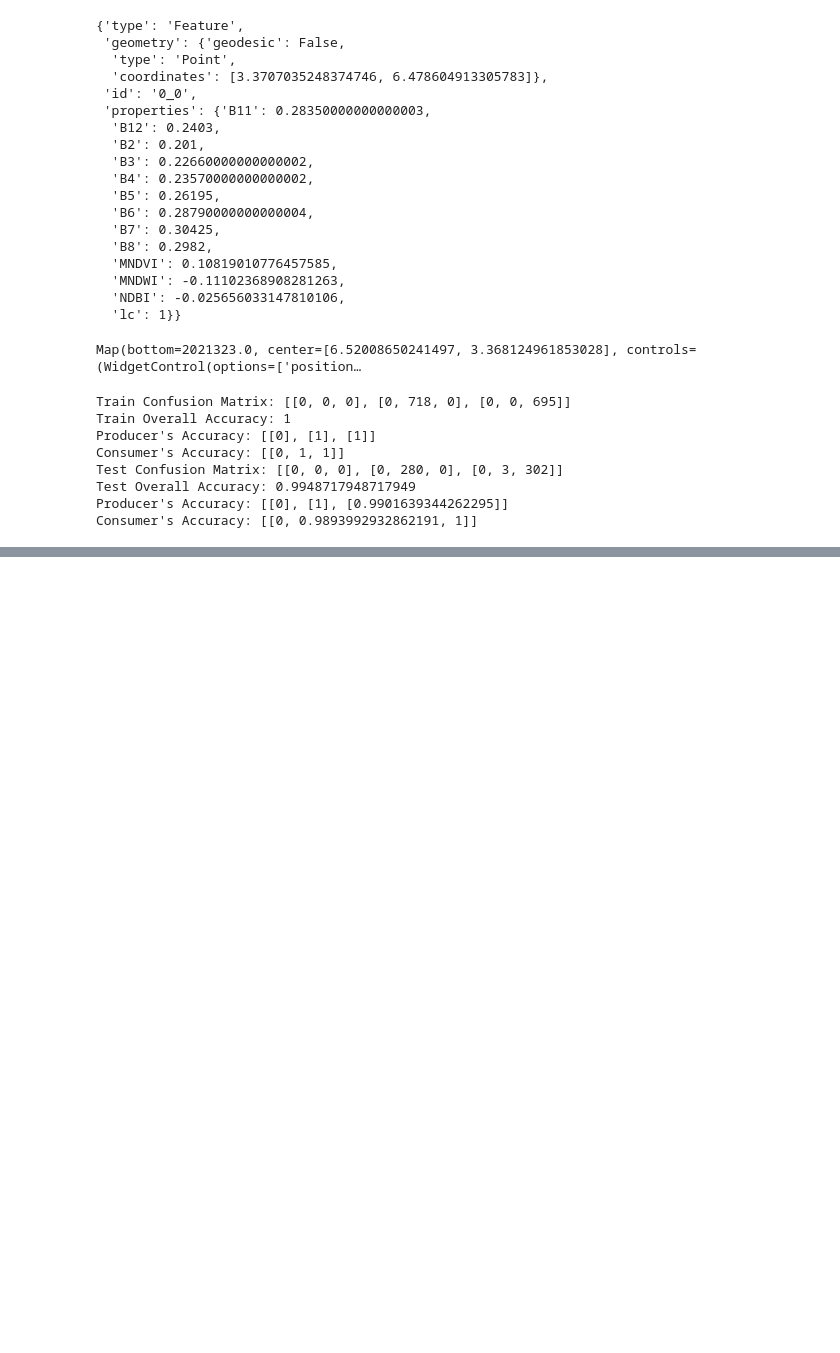
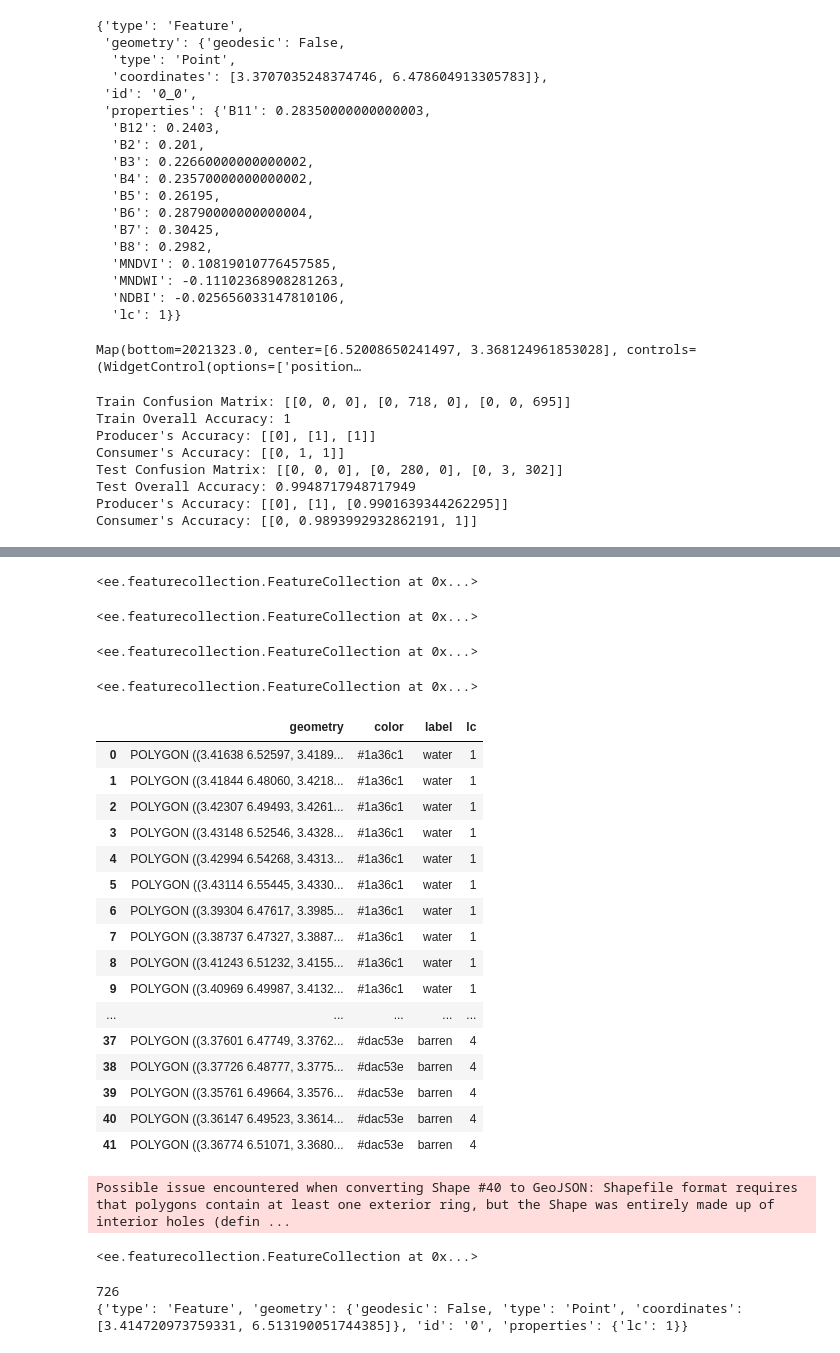
Before and after one commit to waleedgeo/gee_py_ml, a Jupyter notebook: gee_py_ml.ipynb, the cells around one changed output, grey strips where cells are left out. Saved outputs shown, nothing was run; the diff lists cells and outputs as text; code cells hidden in the pictures; blank space fills up the shorter version.

```diff
--- a/gee_py_ml.ipynb
+++ b/gee_py_ml.ipynb
@@ -251,0 +255,43 @@ print(urban_samples.getInfo())
+# %%
+vegetation = Map.user_rois
+vegetation
+# %% [output]
+<ee.featurecollection.FeatureCollection at 0x...>
+# %%
+urban = Map.user_rois
+urban
+# %% [output]
+<ee.featurecollection.FeatureCollection at 0x...>
+# %%
+water = Map.user_rois
+water
+# %% [output]
+<ee.featurecollection.FeatureCollection at 0x...>
+# %%
+barren = Map.user_rois
+barren
+# %% [output]
+<ee.featurecollection.FeatureCollection at 0x...>
+# %%
+combined_samples = water.merge(urban).merge(vegetation).merge(barren)
+combined_samples_gdf = geemap.ee_to_gdf(combined_samples)
+# %%
+combined_samples_gdf
+# %% [output]
+|  | geometry | color | label | lc |
+| 0 | POLYGON ((3.41638 6.52597, 3.4189... | #1a36c1 | water | 1 |
+| 1 | POLYGON ((3.41844 6.48060, 3.4218... | #1a36c1 | water | 1 |
+| 2 | POLYGON ((3.42307 6.49493, 3.4261... | #1a36c1 | water | 1 |
+| 3 | POLYGON ((3.43148 6.52546, 3.4328... | #1a36c1 | water | 1 |
+| 4 | POLYGON ((3.42994 6.54268, 3.4313... | #1a36c1 | water | 1 |
+| 5 | POLYGON ((3.43114 6.55445, 3.4330... | #1a36c1 | water | 1 |
+| 6 | POLYGON ((3.39304 6.47617, 3.3985... | #1a36c1 | water | 1 |
+| 7 | POLYGON ((3.38737 6.47327, 3.3887... | #1a36c1 | water | 1 |
+| 8 | POLYGON ((3.41243 6.51232, 3.4155... | #1a36c1 | water | 1 |
+| 9 | POLYGON ((3.40969 6.49987, 3.4132... | #1a36c1 | water | 1 |
+| ... | ... | ... | ... | ... |
+| 37 | POLYGON ((3.37601 6.47749, 3.3762... | #dac53e | barren | 4 |
+| 38 | POLYGON ((3.37726 6.48777, 3.3775... | #dac53e | barren | 4 |
+| 39 | POLYGON ((3.35761 6.49664, 3.3576... | #dac53e | barren | 4 |
+| 40 | POLYGON ((3.36147 6.49523, 3.3614... | #dac53e | barren | 4 |
+| 41 | POLYGON ((3.36774 6.51071, 3.3680... | #dac53e | barren | 4 |
@@ -251,0 +300,6 @@ print(urban_samples.getInfo())
+# %%
+combined_samples = geemap.shp_to_ee('samples/combined_samples.shp')
+combined_samples
+# %% [output]
+Possible issue encountered when converting Shape #40 to GeoJSON: Shapefile format requires that polygons contain at least one exterior ring, but the Shape was entirely made up of interior holes (defin ...
+<ee.featurecollection.FeatureCollection at 0x...>
@@ -251,0 +314,22 @@ print(urban_samples.getInfo())
+# %%
+# generate random samples (stratifed by class)
+sample_size = 200
+seed = 42
+scale = 10
+samples = field.stratifiedSample(
+    numPoints=sample_size,
+    classBand='lc',
+    region=aoi,
+    scale=scale,
+    projection=image.projection(),
+    seed=seed,
+    geometries=True
+)
+
+#Map.addLayer(samples, {}, 'samples', False)
+print(samples.size().getInfo())
+print(samples.first().getInfo())
+#Map
+# %% [output]
+726
+{'type': 'Feature', 'geometry': {'geodesic': False, 'type': 'Point', 'coordinates': [3.414720973759331, 6.513190051744385]}, 'id': '0', 'properties': {'lc': 1}}
```
Also changed, not shown: parts of 19 cells of this notebook, 7 other files.
